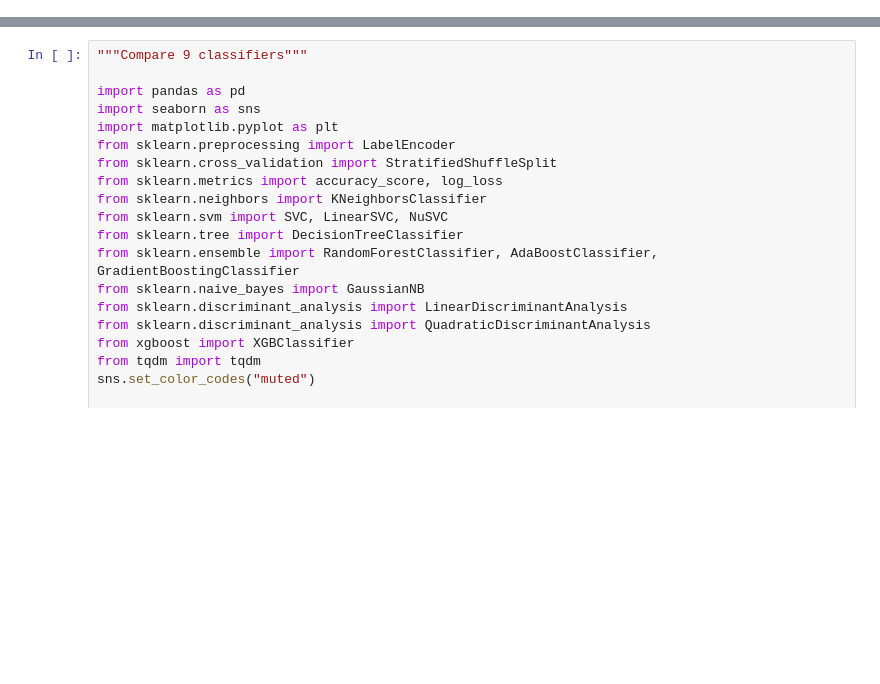
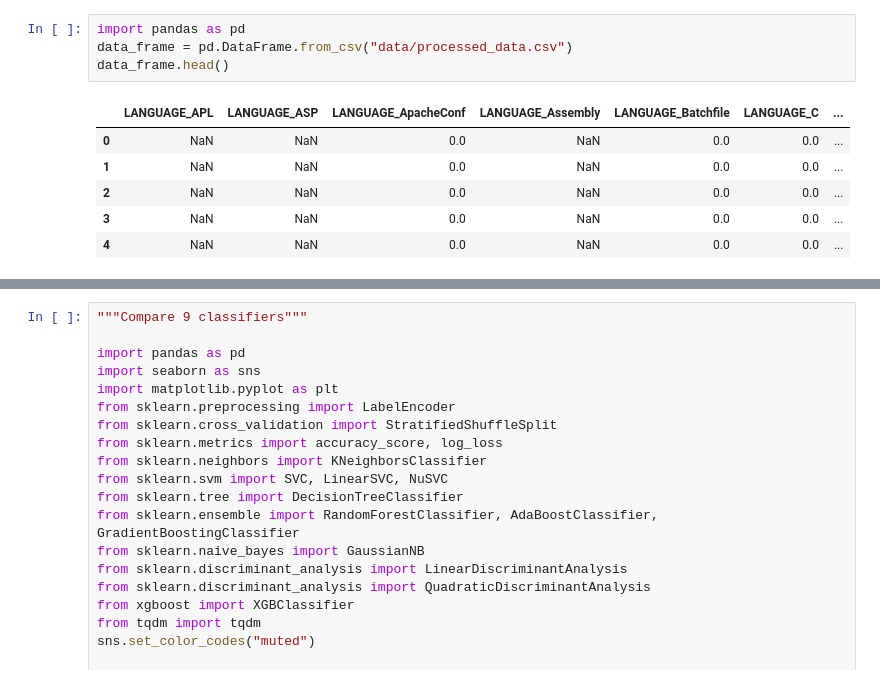
Before and after one commit to WGierke/git_better, a Jupyter notebook: Repository_Classification.ipynb, the cells around one changed output, grey strips where cells are left out. Cells and saved outputs as stored; diff of their text form; blank space fills up the shorter version.

```diff
--- a/Repository_Classification.ipynb
+++ b/Repository_Classification.ipynb
@@ -15,3 +1,14 @@ data_frame.tail()
+# %%
+import pandas as pd
+data_frame = pd.DataFrame.from_csv("data/processed_data.csv")
+data_frame.head()
+# %% [output]
+|  | LANGUAGE_APL | LANGUAGE_ASP | LANGUAGE_ApacheConf | LANGUAGE_Assembly | LANGUAGE_Batchfile | LANGUAGE_C | ... |
+| 0 | NaN | NaN | 0.0 | NaN | 0.0 | 0.0 | ... |
+| 1 | NaN | NaN | 0.0 | NaN | 0.0 | 0.0 | ... |
+| 2 | NaN | NaN | 0.0 | NaN | 0.0 | 0.0 | ... |
+| 3 | NaN | NaN | 0.0 | NaN | 0.0 | 0.0 | ... |
+| 4 | NaN | NaN | 0.0 | NaN | 0.0 | 0.0 | ... |
 # %%
 import pandas as pd
 from collections import Counter
```
Also changed, not shown: parts of 4 cells of this notebook.
